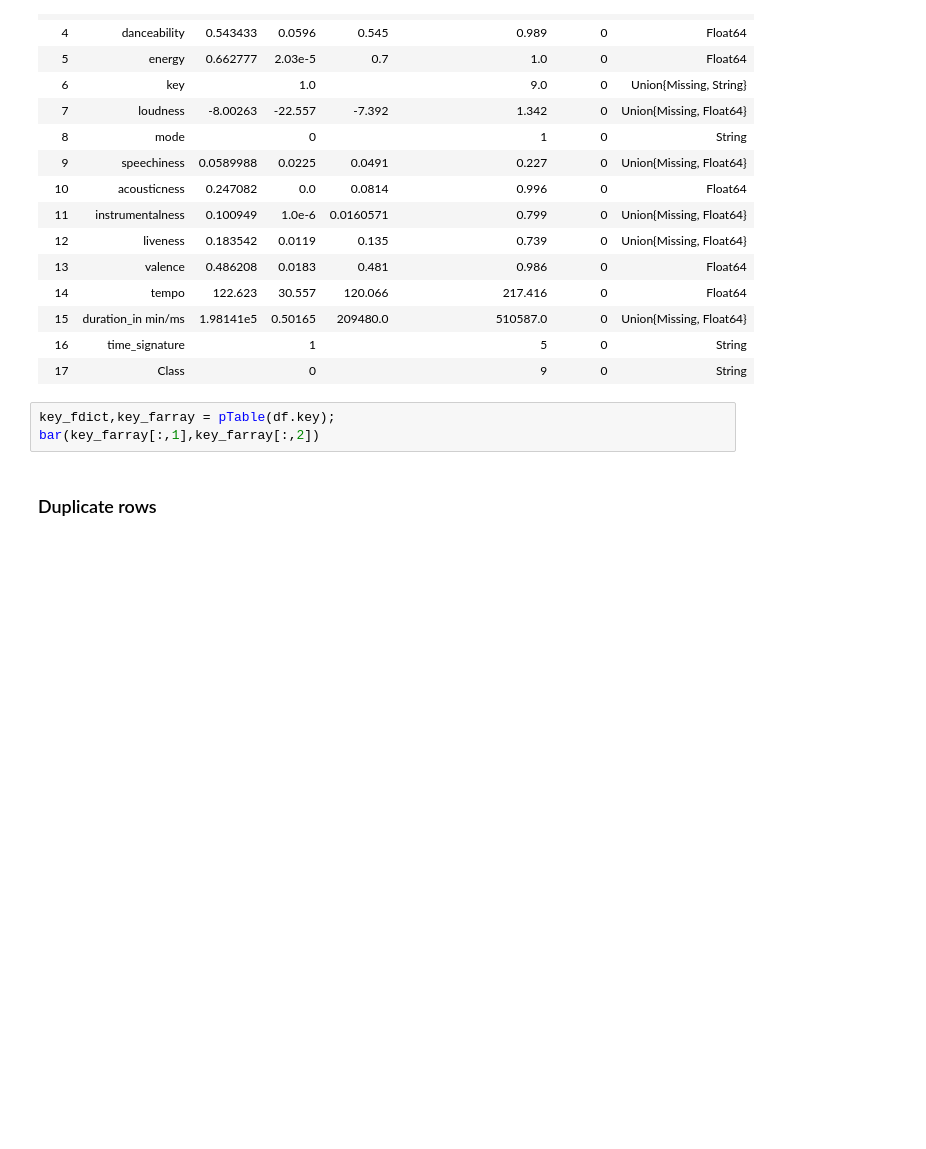
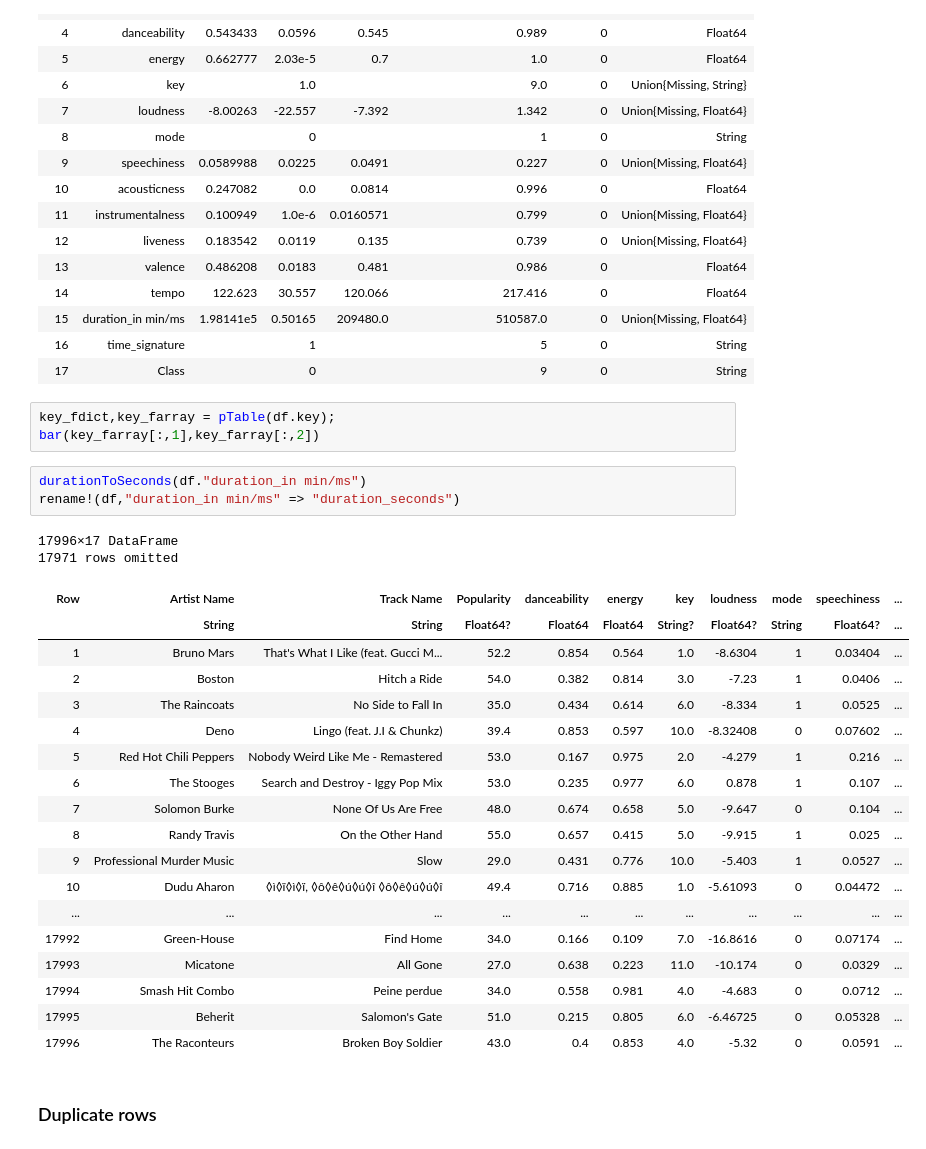
Before and after one commit to maxhormazabal/finalpracticalml, a Jupyter notebook: preprocessing.ipynb, the cells around one changed output. Saved outputs shown, nothing was run; the diff lists cells and outputs as text; blank space fills up the shorter version.

Commit message:
Transforming duration and deleting duplicate data

```diff
--- a/preprocessing.ipynb
+++ b/preprocessing.ipynb
@@ -430,5 +430,29 @@ describe(df)
 # %%
 key_fdict,key_farray = pTable(df.key);
 bar(key_farray[:,1],key_farray[:,2])
+# %%
+durationToSeconds(df."duration_in min/ms")
+rename!(df,"duration_in min/ms" => "duration_seconds")
+# %% [output]
+17996×17 DataFrame
+17971 rows omitted
+| Row | Artist Name | Track Name | Popularity | danceability | energy | key | loudness | mode | speechiness | ... |
+|  | String | String | Float64? | Float64 | Float64 | String? | Float64? | String | Float64? | ... |
+| 1 | Bruno Mars | That's What I Like (feat. Gucci M... | 52.2 | 0.854 | 0.564 | 1.0 | -8.6304 | 1 | 0.03404 | ... |
+| 2 | Boston | Hitch a Ride | 54.0 | 0.382 | 0.814 | 3.0 | -7.23 | 1 | 0.0406 | ... |
+| 3 | The Raincoats | No Side to Fall In | 35.0 | 0.434 | 0.614 | 6.0 | -8.334 | 1 | 0.0525 | ... |
+| 4 | Deno | Lingo (feat. J.I & Chunkz) | 39.4 | 0.853 | 0.597 | 10.0 | -8.32408 | 0 | 0.07602 | ... |
+| 5 | Red Hot Chili Peppers | Nobody Weird Like Me - Remastered | 53.0 | 0.167 | 0.975 | 2.0 | -4.279 | 1 | 0.216 | ... |
+| 6 | The Stooges | Search and Destroy - Iggy Pop Mix | 53.0 | 0.235 | 0.977 | 6.0 | 0.878 | 1 | 0.107 | ... |
+| 7 | Solomon Burke | None Of Us Are Free | 48.0 | 0.674 | 0.658 | 5.0 | -9.647 | 0 | 0.104 | ... |
+| 8 | Randy Travis | On the Other Hand | 55.0 | 0.657 | 0.415 | 5.0 | -9.915 | 1 | 0.025 | ... |
+| 9 | Professional Murder Music | Slow | 29.0 | 0.431 | 0.776 | 10.0 | -5.403 | 1 | 0.0527 | ... |
+| 10 | Dudu Aharon | ◊ì◊ï◊ì◊ï, ◊ô◊ê◊ú◊ú◊î ◊ô◊ê◊ú◊ú◊î | 49.4 | 0.716 | 0.885 | 1.0 | -5.61093 | 0 | 0.04472 | ... |
+| ... | ... | ... | ... | ... | ... | ... | ... | ... | ... | ... |
+| 17992 | Green-House | Find Home | 34.0 | 0.166 | 0.109 | 7.0 | -16.8616 | 0 | 0.07174 | ... |
+| 17993 | Micatone | All Gone | 27.0 | 0.638 | 0.223 | 11.0 | -10.174 | 0 | 0.0329 | ... |
+| 17994 | Smash Hit Combo | Peine perdue | 34.0 | 0.558 | 0.981 | 4.0 | -4.683 | 0 | 0.0712 | ... |
+| 17995 | Beherit | Salomon's Gate | 51.0 | 0.215 | 0.805 | 6.0 | -6.46725 | 0 | 0.05328 | ... |
+| 17996 | The Raconteurs | Broken Boy Soldier | 43.0 | 0.4 | 0.853 | 4.0 | -5.32 | 0 | 0.0591 | ... |
 # %% [markdown]
 ### Duplicate rows
```
Also changed, not shown: parts of 5 cells of this notebook, 3 other files.
